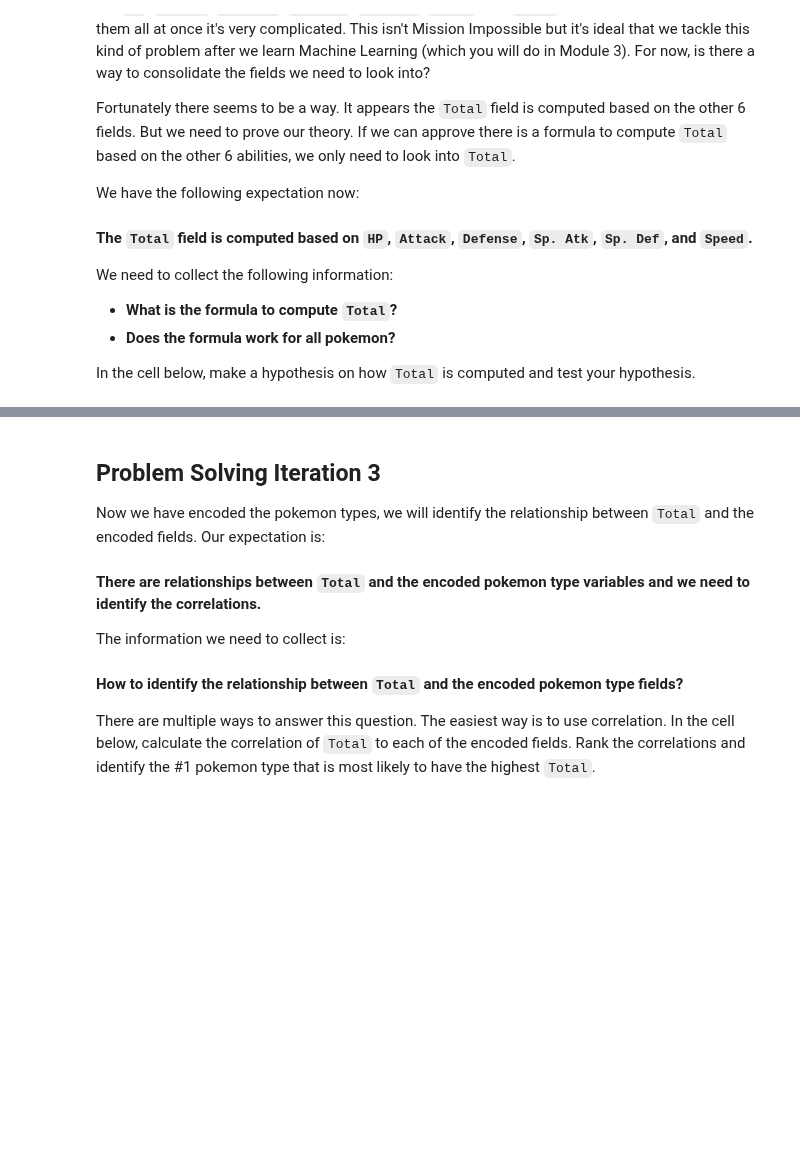
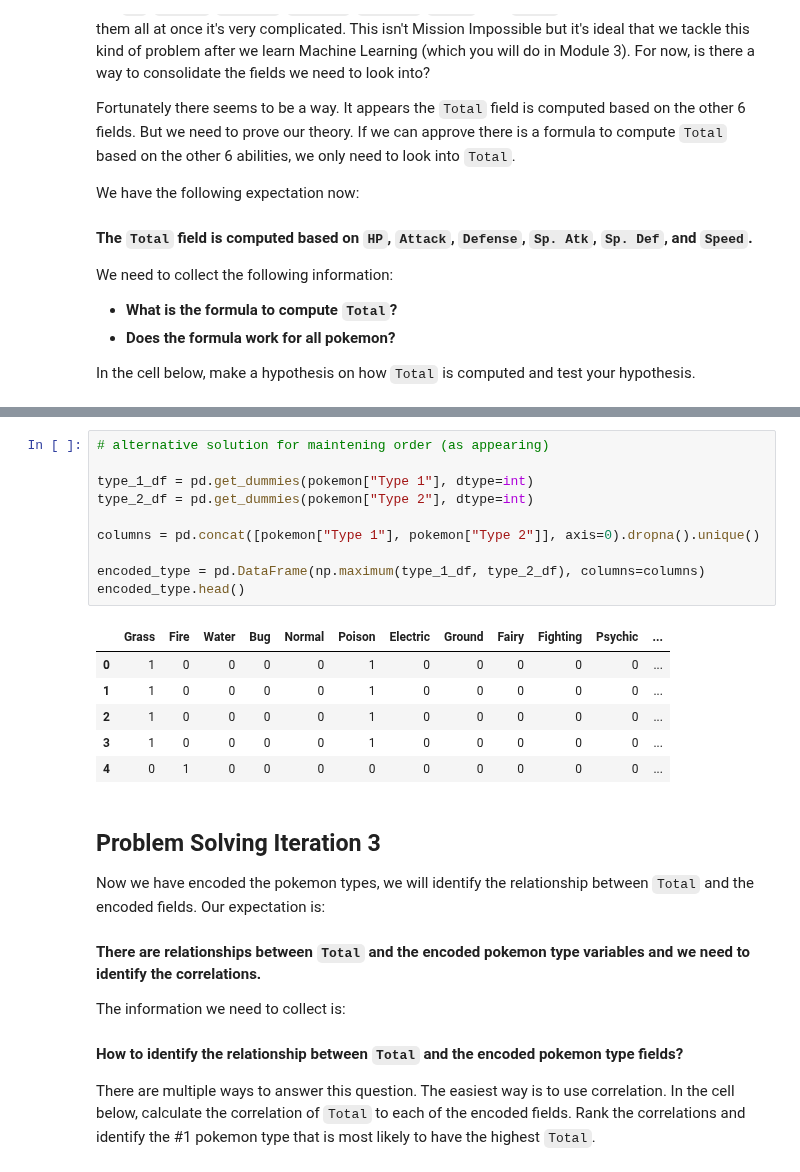
Before and after one commit to ta-data-lis/lab-dataframe-calculations, a Jupyter notebook: your-code/challenge-2.ipynb, the cells around one changed output, grey strips where cells are left out. Drawn from its saved outputs; the diff is of its cells as text; blank space fills up the shorter version.

```diff
--- a/your-code/challenge-2.ipynb
+++ b/your-code/challenge-2.ipynb
@@ -97,6 +101,23 @@ encoded_pokemon.head()
 | 2 | 0 | 0 | 0 | 0 | 0 | 0 | 0 | 0 | 0 | 1 | 0 | ... |
 | 3 | 0 | 0 | 0 | 0 | 0 | 0 | 0 | 0 | 0 | 1 | 0 | ... |
 | 4 | 0 | 0 | 0 | 0 | 0 | 0 | 1 | 0 | 0 | 0 | 0 | ... |
+# %%
+# alternative solution for maintening order (as appearing)
+
+type_1_df = pd.get_dummies(pokemon["Type 1"], dtype=int)
+type_2_df = pd.get_dummies(pokemon["Type 2"], dtype=int)
+
+columns = pd.concat([pokemon["Type 1"], pokemon["Type 2"]], axis=0).dropna().unique()
+
+encoded_type = pd.DataFrame(np.maximum(type_1_df, type_2_df), columns=columns)
+encoded_type.head()
+# %% [output]
+|  | Grass | Fire | Water | Bug | Normal | Poison | Electric | Ground | Fairy | Fighting | Psychic | ... |
+| 0 | 1 | 0 | 0 | 0 | 0 | 1 | 0 | 0 | 0 | 0 | 0 | ... |
+| 1 | 1 | 0 | 0 | 0 | 0 | 1 | 0 | 0 | 0 | 0 | 0 | ... |
+| 2 | 1 | 0 | 0 | 0 | 0 | 1 | 0 | 0 | 0 | 0 | 0 | ... |
+| 3 | 1 | 0 | 0 | 0 | 0 | 1 | 0 | 0 | 0 | 0 | 0 | ... |
+| 4 | 0 | 1 | 0 | 0 | 0 | 0 | 0 | 0 | 0 | 0 | 0 | ... |
 # %% [markdown]
 ## Problem Solving Iteration 3
 
```
Also changed, not shown: parts of 8 cells of this notebook, 2 other files.
